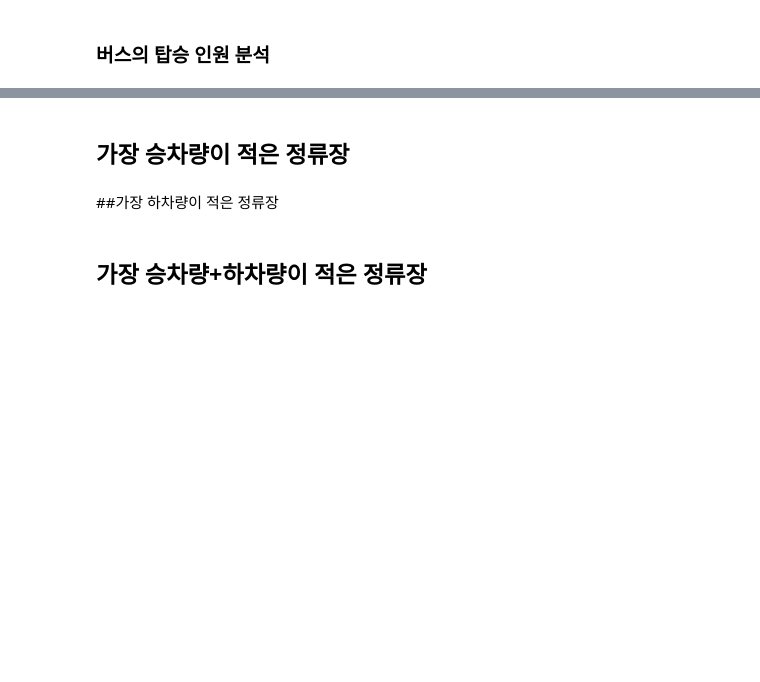
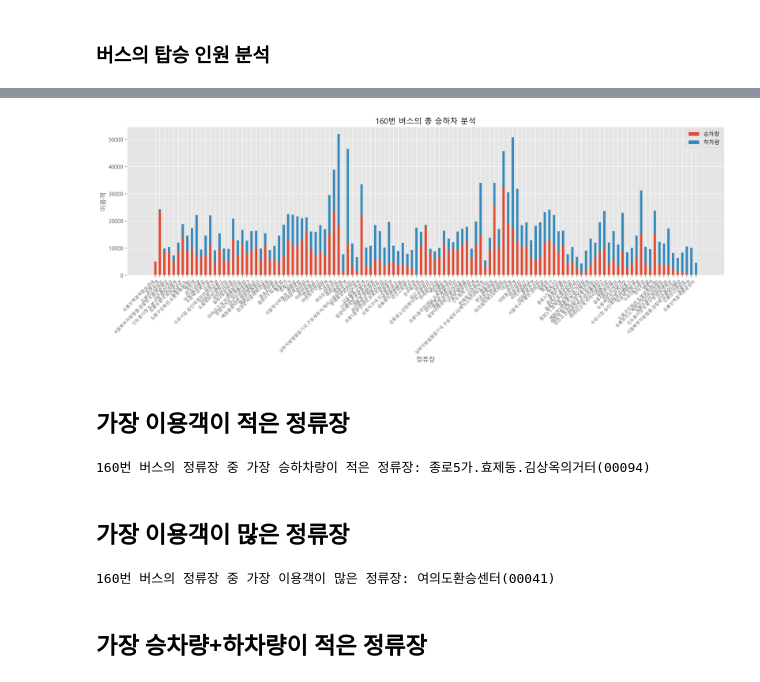
Before and after one commit to yesung05/24-DA-TeamWork, a Jupyter notebook: DA_main.ipynb, the cells around one changed output, grey strips where cells are left out. Drawn from its saved outputs; the diff is of its cells as text; code cells hidden in the pictures; blank space fills up the shorter version.

```diff
--- a/DA_main.ipynb
+++ b/DA_main.ipynb
@@ -359,2 +359,21 @@ plt.show()
+# %%
+selbus = input("선택할 버스 번호를 입력하세요.")
+allRide = np.sum(BusAryDict[selbus][:,:-1:2],axis=1)
+allleft = np.sum(BusAryDict[selbus][:,1::2],axis=1)
+
+x = np.arange(len(getStationNames))
+fig, ax = plt.subplots(figsize = (20,5))
+ax.bar(x, allRide, width=0.5, label = '승차량')
+ax.bar(x, allleft, width=0.5,bottom = allRide, label = '하차량' )
+
+ax.set_xlabel('정류장')
+ax.set_ylabel('이용객')
+ax.set_title(f'{selbus}번 버스의 총 승하차 분석')
+ax.set_xticks(x)
+ax.set_xticklabels(getStationNames , rotation=45, ha='right', fontsize=8)
+ax.legend()
+plt.show()
+# %% [output]
+[figure, added]
 # %% [markdown]
-## 가장 승차량이 적은 정류장
+## 가장 이용객이 적은 정류장
@@ -363,5 +380,39 @@ plt.show()
+# %%
+#cumsum한거에 min 찾으면 되지 않을까?
+selbus = input("선택할 버스 번호를 입력하세요.")
+allRideHap = np.sum(BusAryDict[selbus][:,:-1:2],axis=1) + np.sum(BusAryDict[selbus][:,1::2],axis=1)
+# print(allRideHap)
+# print(allRideHap)
+minRideleft = min(allRideHap)
+getminindex = [i for i, val in enumerate(allRideHap) if val == minRideleft][0]
+# print(getminindex)
+# print(minRideleft)
+
+
+MinUseStop = busdict[selbus][getminindex][5]
+
+print(f"{selbus}번 버스의 정류장 중 가장 이용객이 적은 정류장: {MinUseStop}")
+# %% [output]
+160번 버스의 정류장 중 가장 승하차량이 적은 정류장: 종로5가.효제동.김상옥의거터(00094)
 # %% [markdown]
-##가장 하차량이 적은 정류장
+## 가장 이용객이 많은 정류장
+# %%
+#cumsum한거에 min 찾으면 되지 않을까?
+selbus = input("선택할 버스 번호를 입력하세요.")
+allRideHap = np.sum(BusAryDict[selbus][:,:-1:2],axis=1) + np.sum(BusAryDict[selbus][:,1::2],axis=1)
+# print(allRideHap)
+# print(allRideHap)
+maxUse = max(allRideHap)
+getmaxindex = [i for i, val in enumerate(allRideHap) if val == maxUse][0]
+# print(getminindex)
+# print(minRideleft)
+
+
+MaxUseStop = busdict[selbus][getmaxindex][5]
+
+print(f"{selbus}번 버스의 정류장 중 가장 이용객이 많은 정류장: {MaxUseStop}")
+# %% [output]
+160번 버스의 정류장 중 가장 이용객이 많은 정류장: 여의도환승센터(00041)
 # %% [markdown]
 ## 가장 승차량+하차량이 적은 정류장
 # %% [markdown]
```
Also changed, not shown: parts of 4 cells of this notebook.
